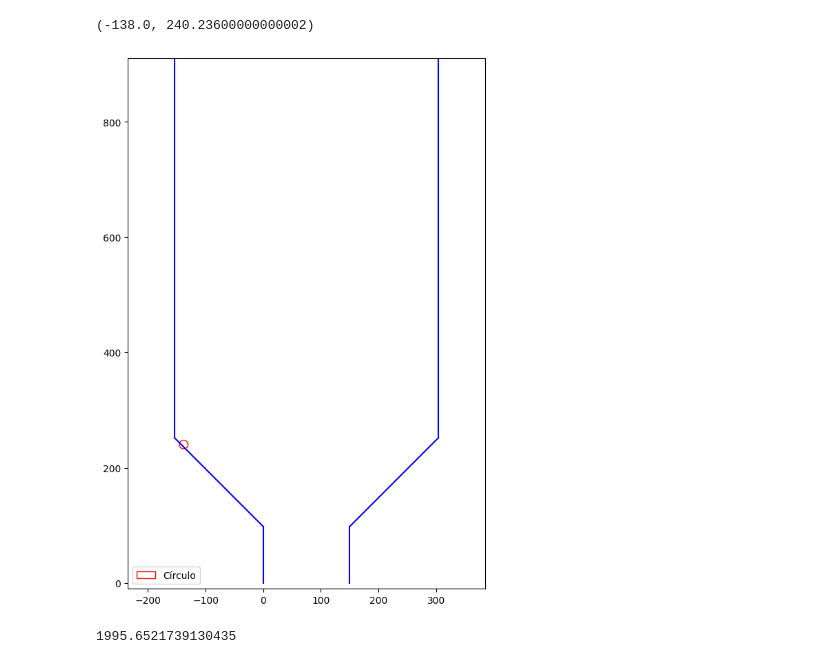
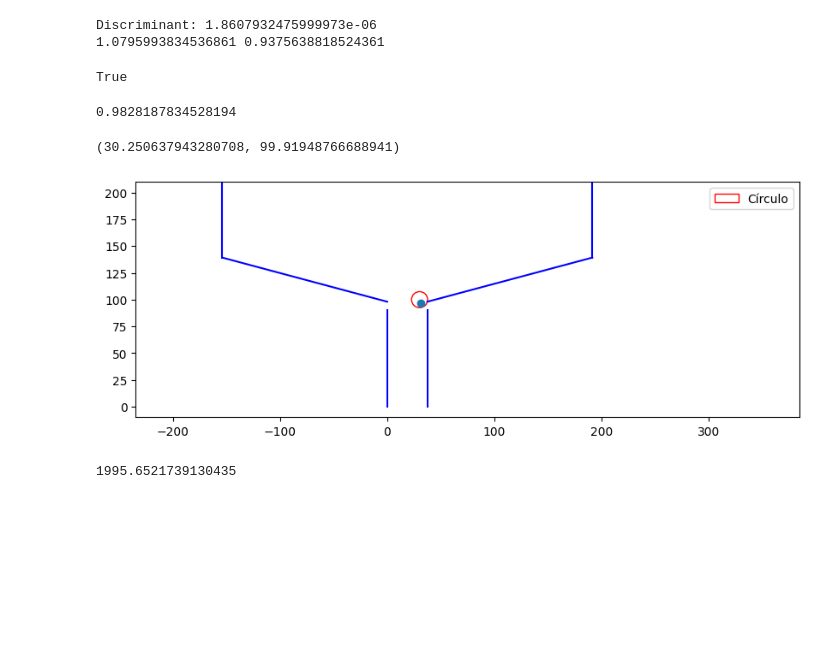
Before and after one commit to intcarlosmiguel/Granular, a Jupyter notebook: main.ipynb, the cells around one changed output. Cells and saved outputs as stored; diff of their text form; code cells hidden in the pictures; blank space fills up the shorter version.

```diff
--- a/main.ipynb
+++ b/main.ipynb
@@ -19,12 +19,17 @@ def plot(centro_do_circulo):
     reta_x = np.array([ponto_inicial[0], ponto_final[0]])
     reta_y = [ponto_inicial[1], ponto_final[1]]
 
-    ax.plot([-154,-154], [252,910], color='blue',)
-    ax.plot([304,304], [252,910], color='blue',)
-    ax.plot(reta_x, reta_y, color='blue',)
-    ax.plot([0,0], [0,98.0], color='blue',)
-    ax.plot([150,150], [0,98.0], color='blue',)
-    ax.plot([150,304], [98.0,252], color='blue',)
+
+    angulo = 15
+    alpha = 2.5
+    L1 = alpha*7.5e-3*2
+    L2 = 154.e-3
+    ax.plot([0, 0], [0, 90.], color='blue')[0],
+    ax.plot([L1*1000, L1*1000], [0, 90.], color='blue')[0],
+    ax.plot([0, -154], [98., 98. + 154 * np.tan(np.pi * angulo / 180)], color='blue')[0],
+    ax.plot([L1*1000, (L1+L2)*1000], [98., 98. + 154 * np.tan(np.pi * angulo / 180)], color='blue')[0],
+    ax.plot([-154, -154], [98. + 154 * np.tan(np.pi * angulo / 180), 910], color='blue')[0],
+    ax.plot([(L1+L2)*1000, (L1+L2)*1000], [98. + 154 * np.tan(np.pi * angulo / 180), 910], color='blue')[0]
     # Desenhar o círculo
     print(centro_do_circulo)
     circulo = plt.Circle(centro_do_circulo, raio_do_circulo, color='red', fill=False, label='Círculo')
@@ -34,11 +39,11 @@ def plot(centro_do_circulo):
     limite_x = [min(ponto_inicial[0], ponto_final[0]) - raio_do_circulo, max(ponto_inicial[0], ponto_final[0]) + raio_do_circulo]
     limite_y = [min(ponto_inicial[1], ponto_final[1]) - raio_do_circulo, max(ponto_inicial[1], ponto_final[1]) + raio_do_circulo]
     ax.set_xlim(-310+150/2,310+150/2)
-    ax.set_ylim(-10,910)
+    ax.set_ylim(-10,210)
 
         # Adicionar grade e legenda
     ax.legend()
-
+    plt.scatter(0.03121612503718774675*1000,0.09631624077837630526*1000)
     # Mostrar a visualização
     plt.gca().set_aspect('equal', adjustable='box')  # Assegurar proporção de aspecto igual
     plt.show()
@@ -45,9 +88,19 @@ def plot(centro_do_circulo):
+# %%
+check_intersection( 0.002795,0.098841,7.5e-3,0,0,0,0.098000)
+# %% [output]
+Discriminant: 1.8607932475999973e-06
+1.0795993834536861 0.9375638818524361
+True
+# %%
+0.09631624077837630526/(98/1000)
+# %% [output]
+0.9828187834528194
 # %%
-a,b = -0.138000,0.240236
+a,b =0.03025063794328070738,0.09991948766688940609
 plot((a*1000,b*1000))
 # %% [output]
-(-138.0, 240.23600000000002)
+(30.250637943280708, 99.91948766688941)
-[figure, old version]
+[figure, new version]
 # %%
 resultado = np.loadtxt("results/save/resultado_0.50_0.50.dat")
 # %%
```
Also changed, not shown: parts of 1 cell of this notebook, 12 other files.
